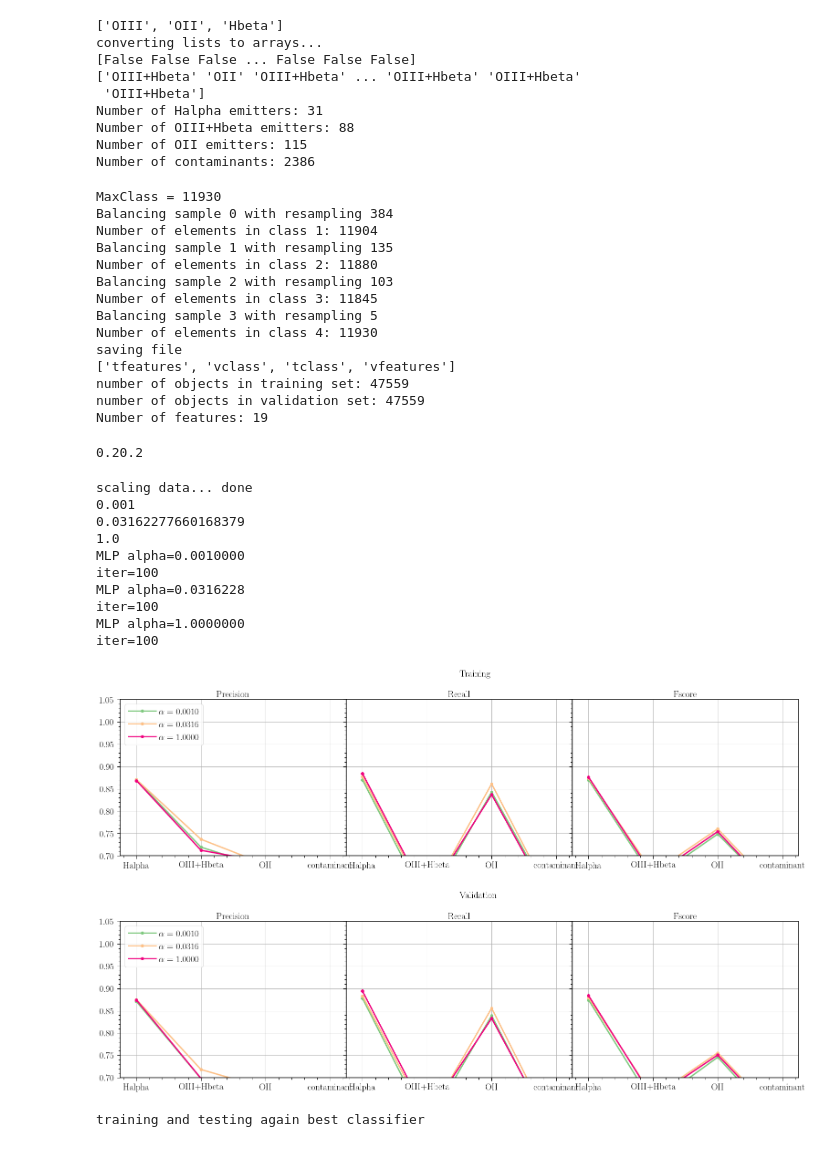
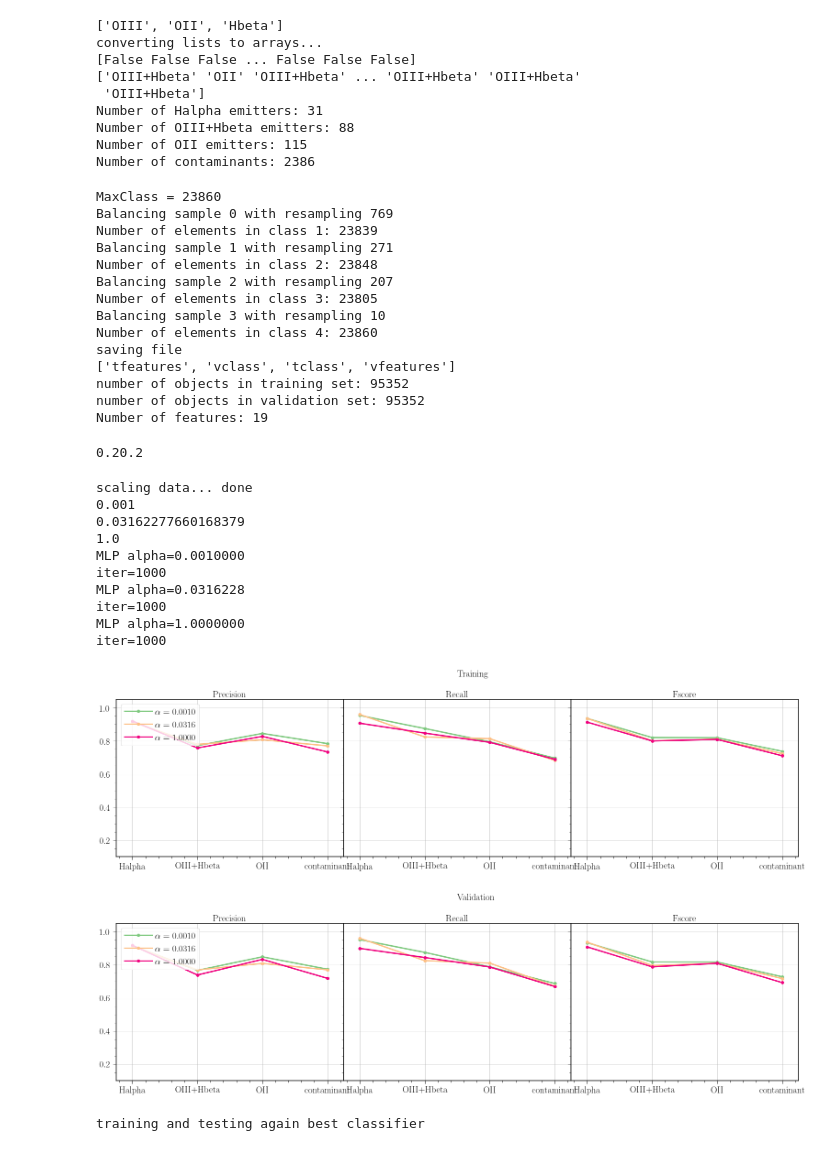
Before and after one commit to aaorsi/ELG_analysis, a Jupyter notebook: local_learn_ELGz.ipynb, the cells around one changed output. Saved outputs shown, nothing was run; the diff lists cells and outputs as text; code cells hidden in the pictures.

```diff
--- a/local_learn_ELGz.ipynb
+++ b/local_learn_ELGz.ipynb
@@ -141,12 +141,13 @@ dm, fline, fcont = mtools.gen_3fm(dc['J0660'][:,0],
 
 mask = ((dc['dm_j0660'] > 0.3) & # a minimum EW limit -- not sure what this corresponds to
         (dc['r'+suff][:,0] > 18) &  # remove most of H-alpha contaminants
-        (dc['mask_flags_J0660'] == 0) & # no artifacts is J0660 photometry
+        (dc['mask_flags_J0660'] == 0) & # no artifacts in J0660 photometry
         (dc['mask_flags_rJAVA'] == 0) &
         (dc['single_detect_J0660'] != 0) & # Objects are detected in both rJAVA and J0660
         (1./dc['J0660'][:,1] > 5) &    # SNR of J0660 is above 5
          (1./dc['r'+suff][:,1] > 5) &  # SNR of SDSS r-band is above 5
-        (1./dc['rJAVA'][:,1] > 5)     # also SNR of rJAVA is above 5
+        (1./dc['rJAVA'][:,1] > 5) &    # also SNR of rJAVA is above 5
+        (1./dc['gJAVA'][:,1] > 5)    # also SNR of rJAVA is above 5
          )
 
 dcat = jplus.tools.select_object(dc, mask)
@@ -1442,8 +1422,8 @@ dset = data_merged  #use dataspec for xmatches only, data_merged to include synt
 
 Compute_Dataset = True   # if False it reads a dataset from a file
 
-Training_set_class_frac = 5 # a fraction X of the less abundant determines the number of objects per class in the training set.
-Sampling_errors         = 5  # Each training galaxy is resampled X times using its errors
+Training_set_class_frac = 2 # a fraction X of the less abundant determines the number of objects per class in the training set.
+Sampling_errors         = 10  # Each training galaxy is resampled X times using its errors
 
 
 # Set only one of these to True
@@ -1584,19 +1564,19 @@ print 'Number of features: %ld' % len(training_features[0])
 ntrain = len(training_features)
 nfeat = len(training_features[0])
 # %% [output]
-MaxClass = 11930
-Balancing sample 0 with resampling 384
-Number of elements in class 1: 11904
-Balancing sample 1 with resampling 135
-Number of elements in class 2: 11880
-Balancing sample 2 with resampling 103
-Number of elements in class 3: 11845
-Balancing sample 3 with resampling 5
-Number of elements in class 4: 11930
+MaxClass = 23860
+Balancing sample 0 with resampling 769
+Number of elements in class 1: 23839
+Balancing sample 1 with resampling 271
+Number of elements in class 2: 23848
+Balancing sample 2 with resampling 207
+Number of elements in class 3: 23805
+Balancing sample 3 with resampling 10
+Number of elements in class 4: 23860
 saving file
 ['tfeatures', 'vclass', 'tclass', 'vfeatures']
-number of objects in training set: 47559
-number of objects in validation set: 47559
+number of objects in training set: 95352
+number of objects in validation set: 95352
 Number of features: 19
 # %%
 # Save data for ML analysis elsewhere
@@ -1750,7 +1730,7 @@ nalpha = 3
 
 a_arr = np.logspace(-3,0,num=nalpha)
 niter = 1
-iter_arr = np.linspace(100,100,niter)
+iter_arr = np.linspace(1000,1000,niter)
 nff = int(nfeat)
 for aa in range(nalpha):
     for bbin in iter_arr:
@@ -1802,40 +1782,40 @@ for index in range(nalpha):
         classifier.fit(Traindata, trac)
         y_train = classifier.predict(Traindata)
         y_test  = classifier.predict(Testdata)
 
         precision, recall, fscore, support = metrics.precision_recall_fscore_support(trac,
                                                                                      y_train, labels=ctype)
         color = mlcolors[index]
         plt.figure('performance')
         plt.rcParams['figure.figsize'] = 15, 10
 
         summary_performance_plot(index,precision, recall, fscore, color,
                                  cnum, ctype, sname,  gs, figname='Training',
-                                 ylim=[0.7,1.05],xlim=[-.25,3.25])
+                                 ylim=[0.1,1.05],xlim=[-.25,3.25])
 
         precision, recall, fscore, support = metrics.precision_recall_fscore_support(valc,
                                                                                      y_test, labels=ctype)
         color = mlcolors[iid]
         plt.figure('performance2')
         plt.rcParams['figure.figsize'] = 15, 10
 
         summary_performance_plot(index,precision, recall, fscore, color, cnum, ctype, sname,
                                  gs2, figname='Validation',
-                                 ylim=[0.7,1.05],xlim=[-.25,3.25])
+                                 ylim=[0.1,1.05],xlim=[-.25,3.25])
         iid += 1
 # %% [output]
 scaling data... done
 0.001
 0.03162277660168379
 1.0
 MLP alpha=0.0010000
-iter=100
+iter=1000
 MLP alpha=0.0316228
-iter=100
+iter=1000
 MLP alpha=1.0000000
-iter=100
+iter=1000
-[figure, old version]
+[figure, new version]
-[figure, old version]
+[figure, new version]
 # %%
 # Now run the trained algorithm over the full J-PLUS set.
 filterset = 'SDSS'
```
Also changed, not shown: parts of 3 cells of this notebook, 1 other file.
